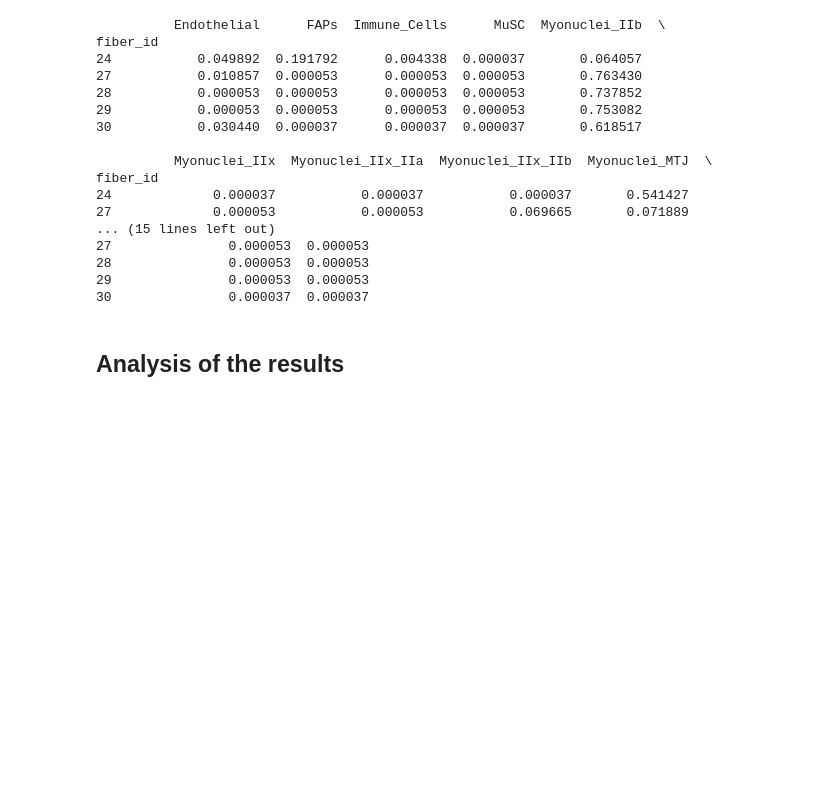
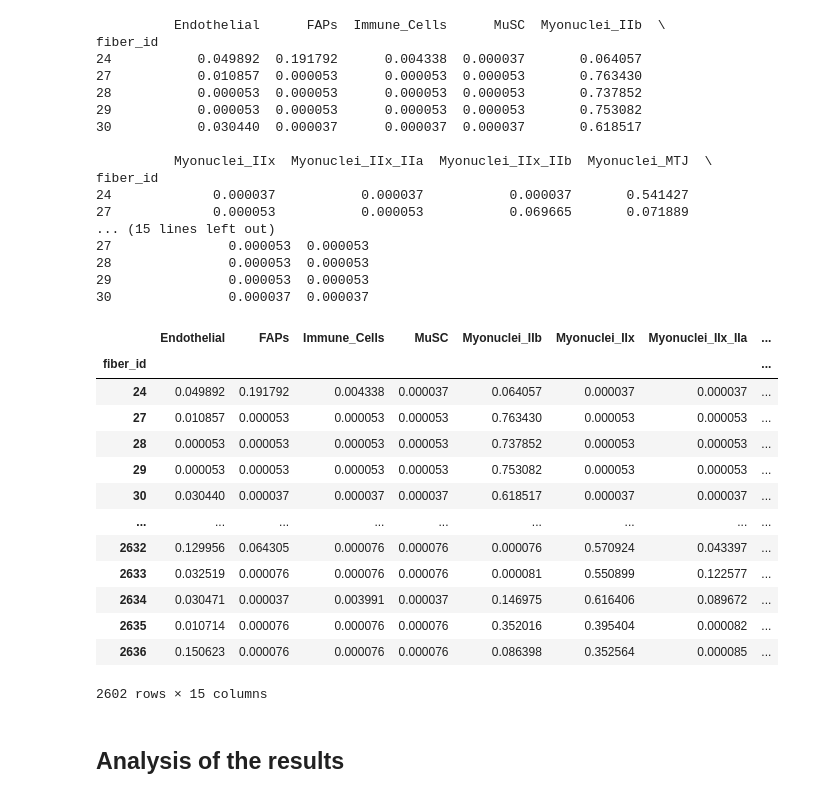
Before and after one commit to Rankstrait/Spatial-Transcriptomic, a Jupyter notebook: notebooks/fibers_assignment.ipynb, the cells around one changed output. Saved outputs shown, nothing was run; the diff lists cells and outputs as text; code cells hidden in the pictures; blank space fills up the shorter version.

```diff
--- a/notebooks/fibers_assignment.ipynb
+++ b/notebooks/fibers_assignment.ipynb
@@ -512,6 +504,23 @@ fiber_id
 
 #for upload
 weights_df = pd.read_parquet("/home/stefano/Documents/Spatial-Transcriptomic/annotation/rctd_weights.parquet")
+# %%
+weights_df
+# %% [output]
+|  | Endothelial | FAPs | Immune_Cells | MuSC | Myonuclei_IIb | Myonuclei_IIx | Myonuclei_IIx_IIa | ... |
+| fiber_id |  |  |  |  |  |  |  | ... |
+| 24 | 0.049892 | 0.191792 | 0.004338 | 0.000037 | 0.064057 | 0.000037 | 0.000037 | ... |
+| 27 | 0.010857 | 0.000053 | 0.000053 | 0.000053 | 0.763430 | 0.000053 | 0.000053 | ... |
+| 28 | 0.000053 | 0.000053 | 0.000053 | 0.000053 | 0.737852 | 0.000053 | 0.000053 | ... |
+| 29 | 0.000053 | 0.000053 | 0.000053 | 0.000053 | 0.753082 | 0.000053 | 0.000053 | ... |
+| 30 | 0.030440 | 0.000037 | 0.000037 | 0.000037 | 0.618517 | 0.000037 | 0.000037 | ... |
+| ... | ... | ... | ... | ... | ... | ... | ... | ... |
+| 2632 | 0.129956 | 0.064305 | 0.000076 | 0.000076 | 0.000076 | 0.570924 | 0.043397 | ... |
+| 2633 | 0.032519 | 0.000076 | 0.000076 | 0.000076 | 0.000081 | 0.550899 | 0.122577 | ... |
+| 2634 | 0.030471 | 0.000037 | 0.003991 | 0.000037 | 0.146975 | 0.616406 | 0.089672 | ... |
+| 2635 | 0.010714 | 0.000076 | 0.000076 | 0.000076 | 0.352016 | 0.395404 | 0.000082 | ... |
+| 2636 | 0.150623 | 0.000076 | 0.000076 | 0.000076 | 0.086398 | 0.352564 | 0.000085 | ... |
+2602 rows × 15 columns
 # %% [markdown]
 ## Analysis of the results
 # %%
```
Also changed, not shown: parts of 11 cells of this notebook.
